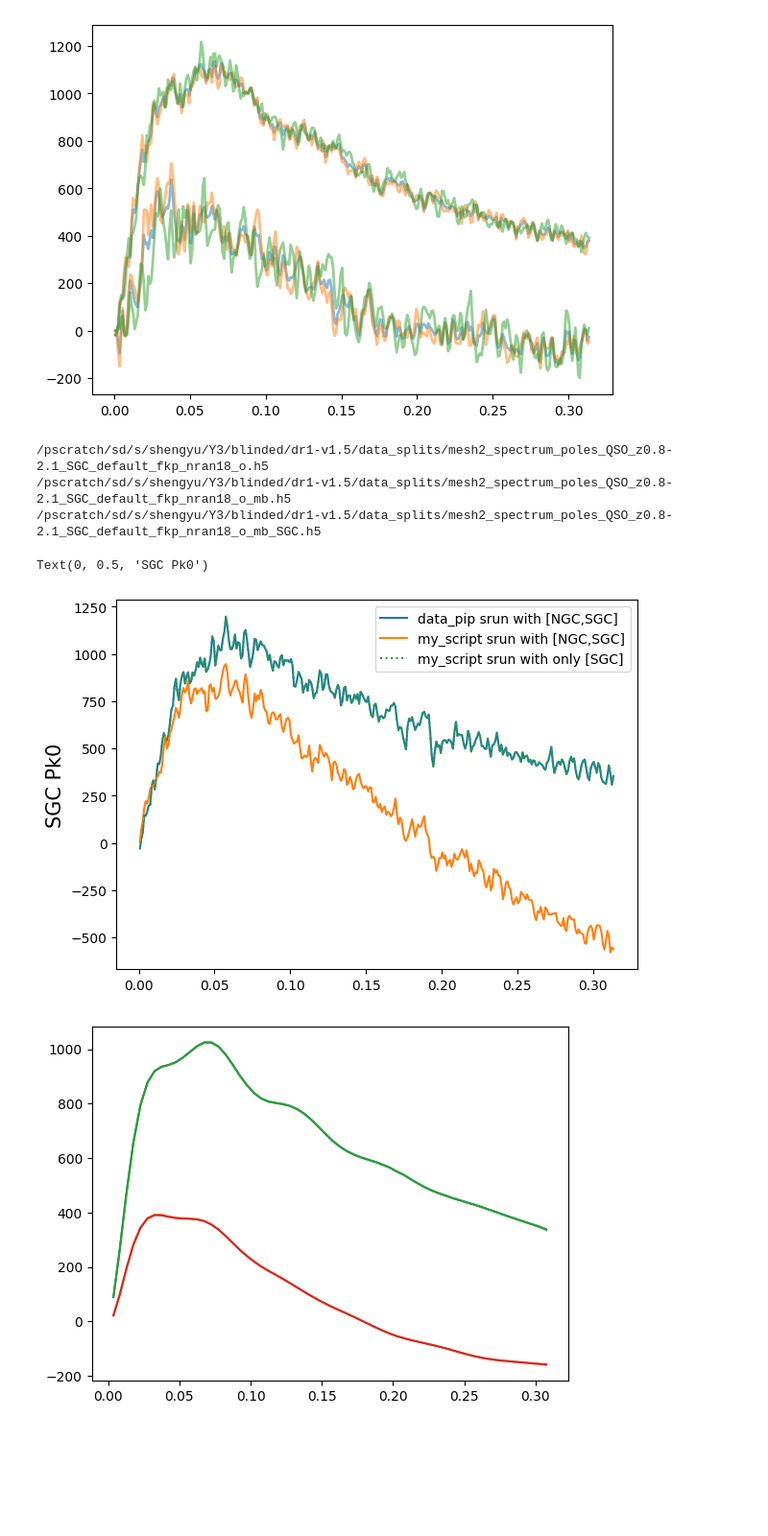
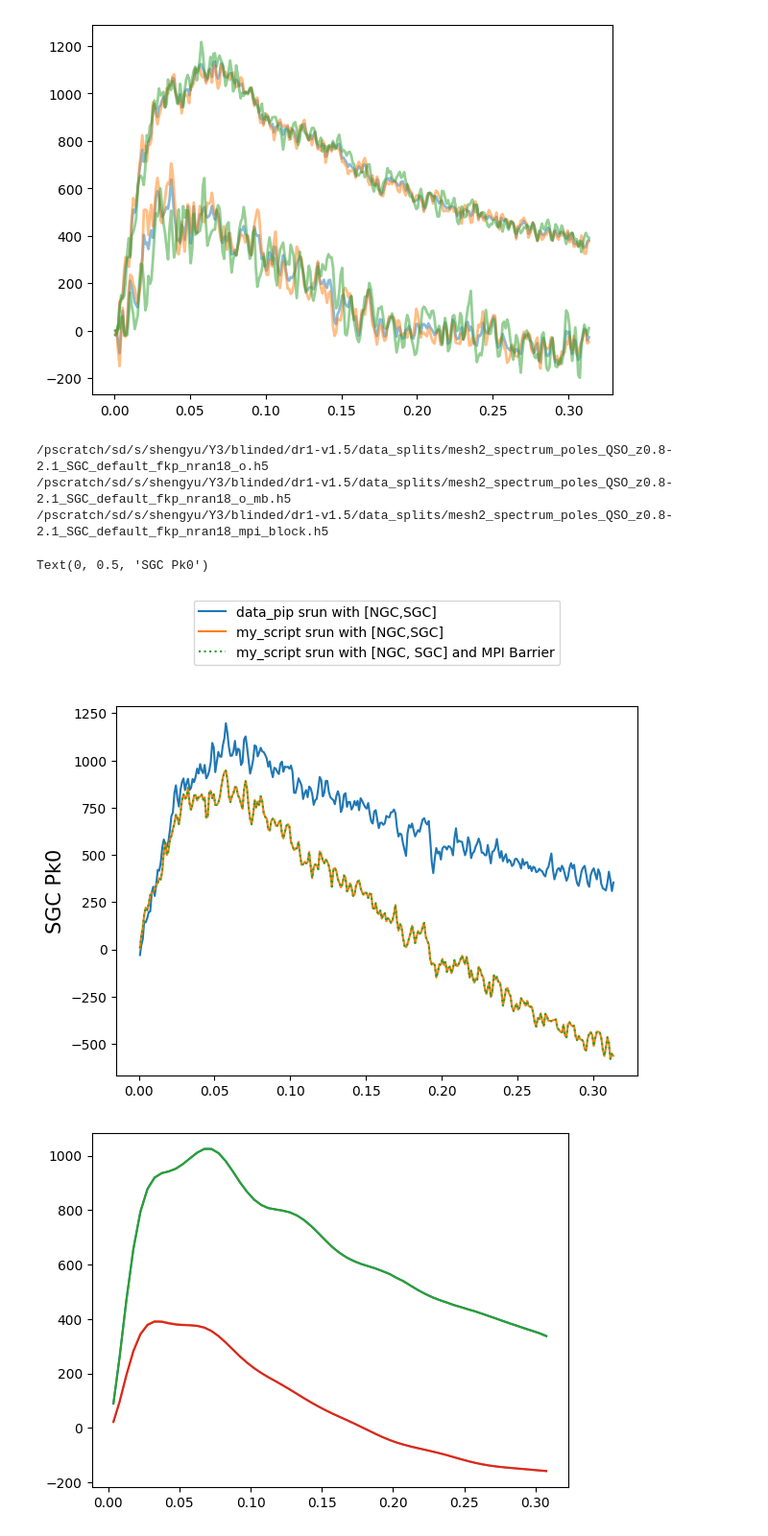
Before and after one commit to ShengyuHE/desi_y3_blinded_data_splits, a Jupyter notebook: main/notebooks/plot_clustering.ipynb, the cells around one changed output. Shown at 96% size. Cells and saved outputs as stored; diff of their text form; code cells hidden in the pictures; blank space fills up the shorter version.

```diff
--- a/main/notebooks/plot_clustering.ipynb
+++ b/main/notebooks/plot_clustering.ipynb
@@ -108,39 +105,38 @@ for tracer in ['QSO']:
             k, Pk = load_mesh2_spectrum_poles(fn)
             for ell in [0]:
                 plt.plot(k,k*Pk[ell]['value'], label = 'data_pip srun with [NGC,SGC]', color = 'C0')
 
 for tracer in ['QSO']:
     if 'BGS' in tracer: tracer = 'BGS_BRIGHT-21.35'
     if 'ELG' in tracer: tracer = 'ELG_LOPnotqso'
     for zrange in REDSHIFT_BIN_LSS[tracer[:3]]:
         for i, region in enumerate(['SGC']):
             data_args = {'tracer':tracer, 'zrange':zrange, 'region':region, 'weight_type':'default_fkp', 'version':version}
             fn = f'/pscratch/sd/s/shengyu/Y3/blinded/dr1-v1.5/data_splits/mesh2_spectrum_poles_QSO_z0.8-2.1_SGC_default_fkp_nran18_o_mb.h5'
             print(fn)
             k, Pk = load_mesh2_spectrum_poles(fn)
             for ell in [0]:
                 plt.plot(k,k*Pk[ell]['value'], label = 'my_script srun with [NGC,SGC]', color = f'C1')
 
 for tracer in ['QSO']:
     if 'BGS' in tracer: tracer = 'BGS_BRIGHT-21.35'
     if 'ELG' in tracer: tracer = 'ELG_LOPnotqso'
     for zrange in REDSHIFT_BIN_LSS[tracer[:3]]:
         for i, region in enumerate(['SGC']):
             data_args = {'tracer':tracer, 'zrange':zrange, 'region':region, 'weight_type':'default_fkp', 'version':version}
-            fn = f'/pscratch/sd/s/shengyu/Y3/blinded/dr1-v1.5/data_splits/mesh2_spectrum_poles_QSO_z0.8-2.1_SGC_default_fkp_nran18_o_mb_SGC.h5'
+            fn = f'/pscratch/sd/s/shengyu/Y3/blinded/dr1-v1.5/data_splits/mesh2_spectrum_poles_QSO_z0.8-2.1_SGC_default_fkp_nran18_mpi_block.h5'
             print(fn)
             k, Pk = load_mesh2_spectrum_poles(fn)
             for ell in [0]:
-                plt.plot(k,k*Pk[ell]['value'], label = 'my_script srun with only [SGC]', color = f'C2', ls = ':')
-plt.legend()
-
+                plt.plot(k,k*Pk[ell]['value'], label = 'my_script srun with [NGC, SGC] and MPI Barrier', color = f'C2', ls = ':')
+plt.legend(loc='center', bbox_to_anchor=(0.5, 1.2))
 plt.ylabel('SGC Pk0', fontsize = 15)
 # %% [output]
 /pscratch/sd/s/shengyu/Y3/blinded/dr1-v1.5/data_splits/mesh2_spectrum_poles_QSO_z0.8-2.1_SGC_default_fkp_nran18_o.h5
 /pscratch/sd/s/shengyu/Y3/blinded/dr1-v1.5/data_splits/mesh2_spectrum_poles_QSO_z0.8-2.1_SGC_default_fkp_nran18_o_mb.h5
-/pscratch/sd/s/shengyu/Y3/blinded/dr1-v1.5/data_splits/mesh2_spectrum_poles_QSO_z0.8-2.1_SGC_default_fkp_nran18_o_mb_SGC.h5
+/pscratch/sd/s/shengyu/Y3/blinded/dr1-v1.5/data_splits/mesh2_spectrum_poles_QSO_z0.8-2.1_SGC_default_fkp_nran18_mpi_block.h5
 Text(0, 0.5, 'SGC Pk0')
-[figure, old version]
+[figure, new version]
 # %%
 dir = '/global/cfs/projectdirs/desi/mocks/cai/mock-challenge-cutsky-dr2/unblinded_data/dr2-v2'
 NGC_fn = dir+'/covariance_mesh2_spectrum_poles_QSO_z0.8-2.1_NGC_default_fkp.h5'
```
Also changed, not shown: parts of 1 cell of this notebook, 10 other files.
